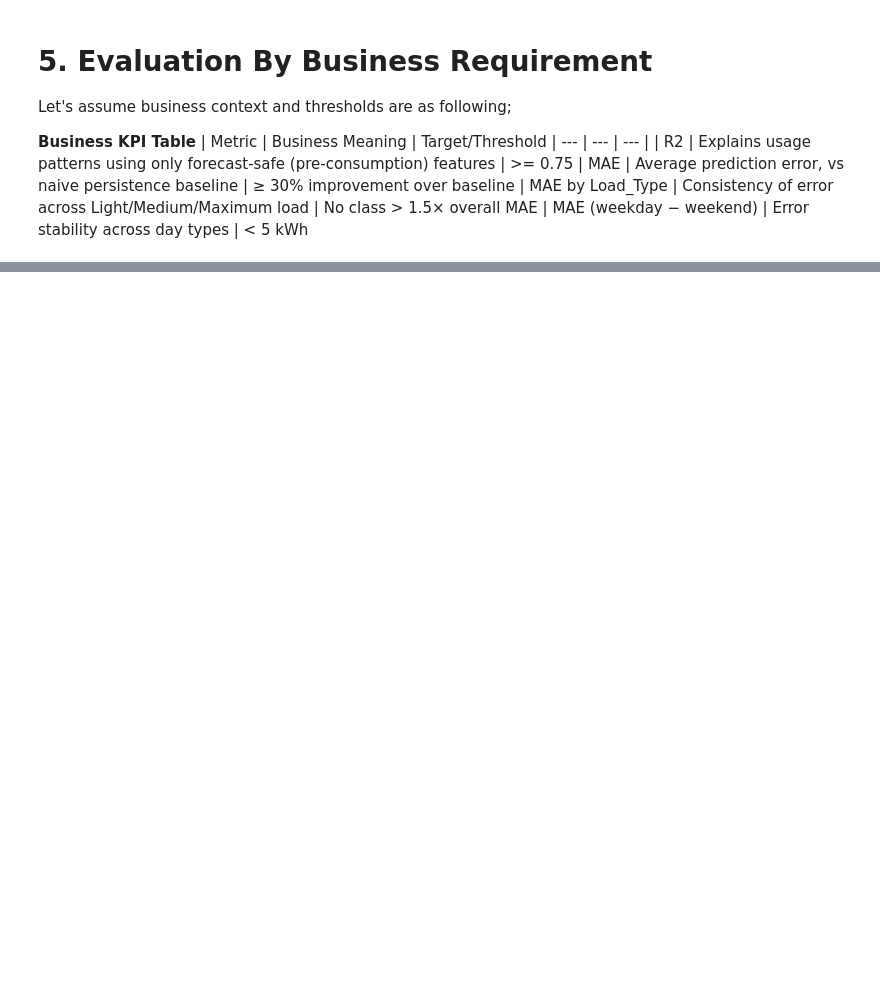
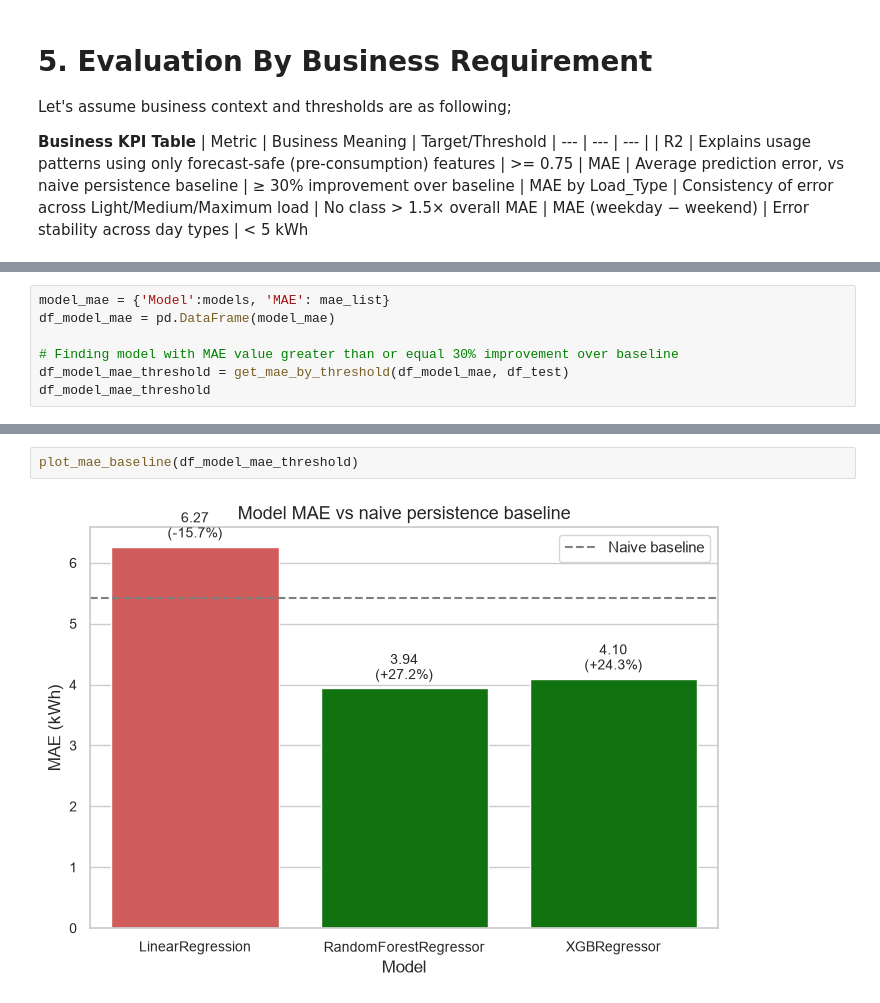
Before and after one commit to OctaviaMay/Steel-Industry-Energy-Consumption, a Jupyter notebook: notebooks/03_modeling.ipynb, the cells around one changed output, grey strips where cells are left out. Cells and saved outputs as stored; diff of their text form; blank space fills up the shorter version.

```diff
--- a/notebooks/03_modeling.ipynb
+++ b/notebooks/03_modeling.ipynb
@@ -392,0 +294,7 @@ best_r2
+# %%
+model_mae = {'Model':models, 'MAE': mae_list}
+df_model_mae = pd.DataFrame(model_mae)
+
+# Finding model with MAE value greater than or equal 30% improvement over baseline
+df_model_mae_threshold = get_mae_by_threshold(df_model_mae, df_test)
+df_model_mae_threshold
@@ -392,0 +423,4 @@ best_r2
+# %%
+plot_mae_baseline(df_model_mae_threshold)
+# %% [output]
+[figure, added]
```
Also changed, not shown: parts of 59 cells of this notebook, 11 other files.
